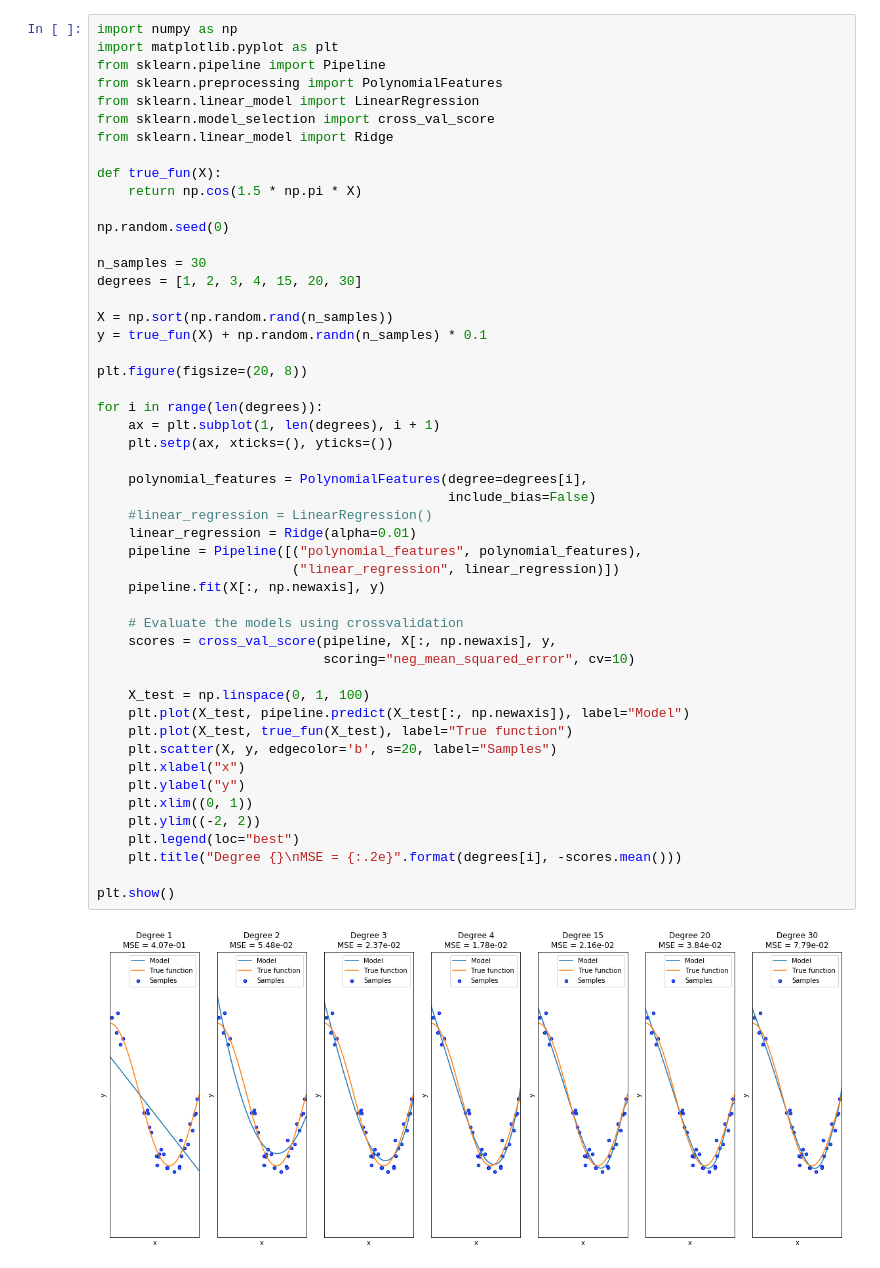
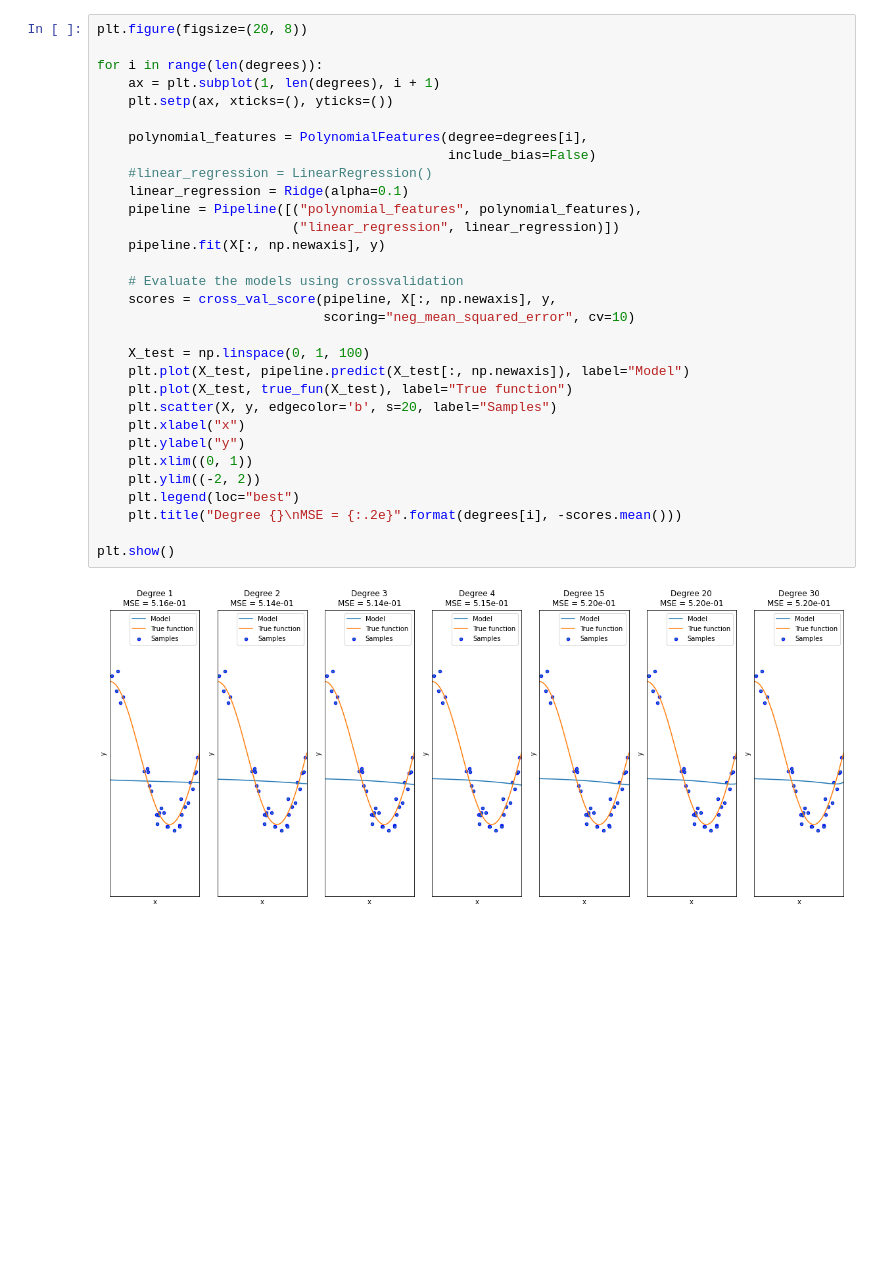
Before and after one commit to franneck94/UdemyML, a Jupyter notebook: Chapter6_MLProblems/ReguralizedRegression/RidgeRegressionPlot.ipynb, the cells around one changed output. Saved outputs shown, nothing was run; the diff lists cells and outputs as text; blank space fills up the shorter version.

```diff
--- a/Chapter6_MLProblems/ReguralizedRegression/RidgeRegressionPlot.ipynb
+++ b/Chapter6_MLProblems/ReguralizedRegression/RidgeRegressionPlot.ipynb
@@ -53,52 +53,33 @@ plt.show()
 # %%
-import numpy as np
-import matplotlib.pyplot as plt
-from sklearn.pipeline import Pipeline
-from sklearn.preprocessing import PolynomialFeatures
-from sklearn.linear_model import LinearRegression
-from sklearn.model_selection import cross_val_score
-from sklearn.linear_model import Ridge
-
-def true_fun(X):
-    return np.cos(1.5 * np.pi * X)
-
-np.random.seed(0)
-
-n_samples = 30
-degrees = [1, 2, 3, 4, 15, 20, 30]
-
-X = np.sort(np.random.rand(n_samples))
-y = true_fun(X) + np.random.randn(n_samples) * 0.1
-
 plt.figure(figsize=(20, 8))
 
 for i in range(len(degrees)):
     ax = plt.subplot(1, len(degrees), i + 1)
     plt.setp(ax, xticks=(), yticks=())
 
     polynomial_features = PolynomialFeatures(degree=degrees[i],
                                              include_bias=False)
     #linear_regression = LinearRegression()
-    linear_regression = Ridge(alpha=0.01)
+    linear_regression = Ridge(alpha=0.1)
     pipeline = Pipeline([("polynomial_features", polynomial_features),
                          ("linear_regression", linear_regression)])
     pipeline.fit(X[:, np.newaxis], y)
 
     # Evaluate the models using crossvalidation
     scores = cross_val_score(pipeline, X[:, np.newaxis], y,
                              scoring="neg_mean_squared_error", cv=10)
 
     X_test = np.linspace(0, 1, 100)
     plt.plot(X_test, pipeline.predict(X_test[:, np.newaxis]), label="Model")
     plt.plot(X_test, true_fun(X_test), label="True function")
     plt.scatter(X, y, edgecolor='b', s=20, label="Samples")
     plt.xlabel("x")
     plt.ylabel("y")
     plt.xlim((0, 1))
     plt.ylim((-2, 2))
     plt.legend(loc="best")
     plt.title("Degree {}\nMSE = {:.2e}".format(degrees[i], -scores.mean()))
 
 plt.show()
 # %% [output]
-[figure, old version]
+[figure, new version]
```
Also changed, not shown: parts of 3 cells of this notebook, 5 other files.
